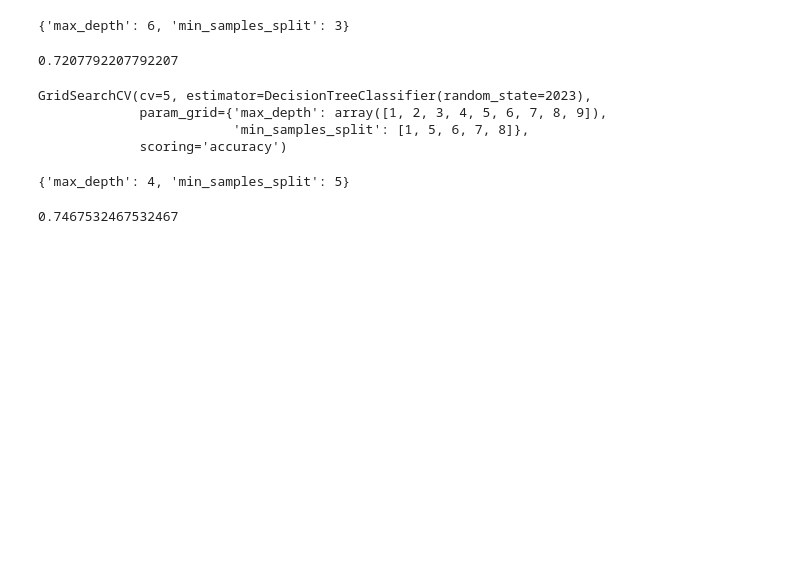
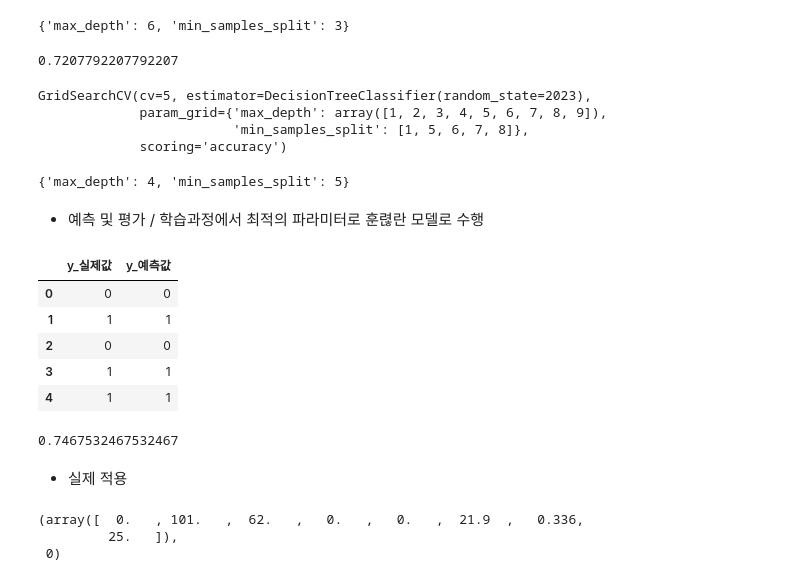
Before and after one commit to rawmouse96/MachineLearning, a Jupyter notebook: 01.Intro/03.Pimaindians.ipynb, the cells around one changed output. Saved outputs shown, nothing was run; the diff lists cells and outputs as text; code cells hidden in the pictures; blank space fills up the shorter version.

```diff
--- a/01.Intro/03.Pimaindians.ipynb
+++ b/01.Intro/03.Pimaindians.ipynb
@@ -1,7 +1,7 @@
 # %%
 import pandas as pd
 # %%
-df = pd.read_csv('data/pima-indians-diabetes.csv', skiprows=9, header=None)
+df = pd.read_csv('../data/pima-indians-diabetes.csv', skiprows=9, header=None)
 # %%
 df.head()
 # %% [output]
@@ -125,8 +129,7 @@ params = {
 from sklearn.model_selection import GridSearchCV
 # %%
 grid_dt = GridSearchCV(
-    dtc, params, scoring='accuracy',
-    cv=5
+    dtc, params, scoring='accuracy',cv=5
 )
 # %%
 grid_dt.fit(X_train, y_train)
@@ -165,4 +168,18 @@ GridSearchCV(cv=5, estimator=DecisionTreeClassifier(random_state=2023),
 grid_dt_cv.best_params_
 # %% [output]
 {'max_depth': 4, 'min_samples_split': 5}
+# %% [markdown]
+- 예측 및 평가 / 학습과정에서 최적의 파라미터로 훈렪란 모델로 수행
+# %%
+best_dt2 = grid_dt_cv.best_estimator_
+pred = grid_dt_cv.predict(X_test)
+res_dt = pd.DataFrame({'y_실제값':y_test, 'y_예측값':pred})
+res_dt.head()
+# %% [output]
+|  | y_실제값 | y_예측값 |
+| 0 | 0 | 0 |
+| 1 | 1 | 1 |
+| 2 | 0 | 0 |
+| 3 | 1 | 1 |
+| 4 | 1 | 1 |
 # %%
@@ -174,0 +189,8 @@ best_dt2.score(X_test, y_test)
+# %% [markdown]
+- 실제 적용
+# %%
+X_test[10], y_test[10]
+# %% [output]
+(array([  0.   , 101.   ,  62.   ,   0.   ,   0.   ,  21.9  ,   0.336,
+         25.   ]),
+ 0)
```
Also changed, not shown: parts of 6 cells of this notebook, 4 other files.
